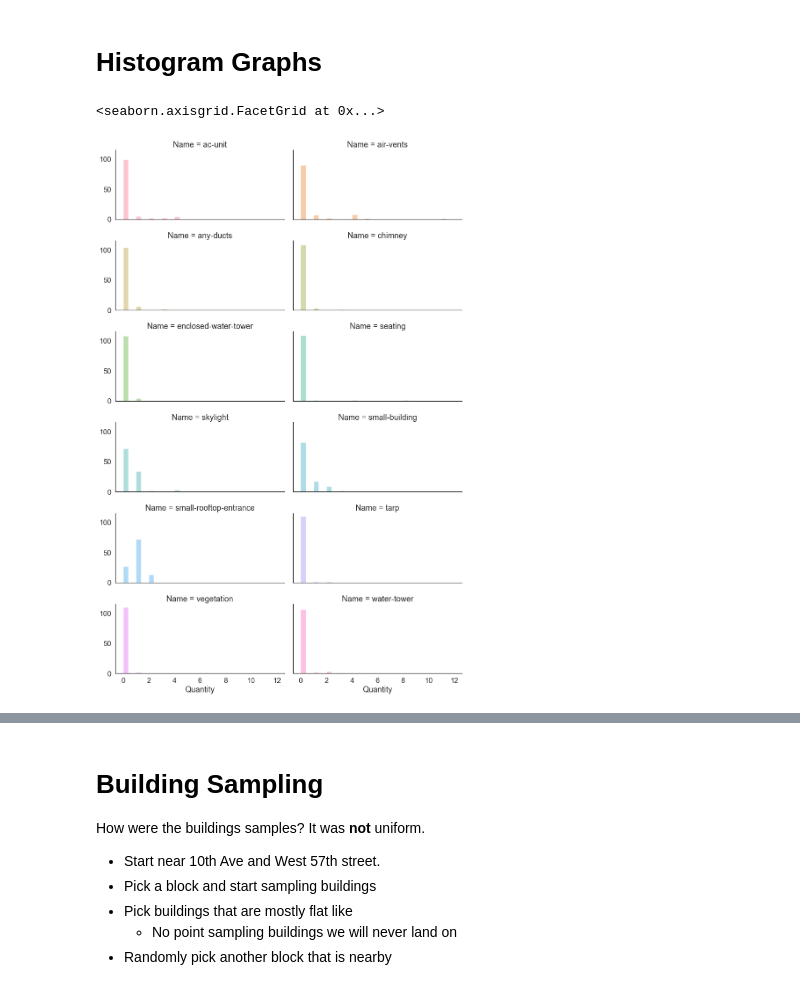
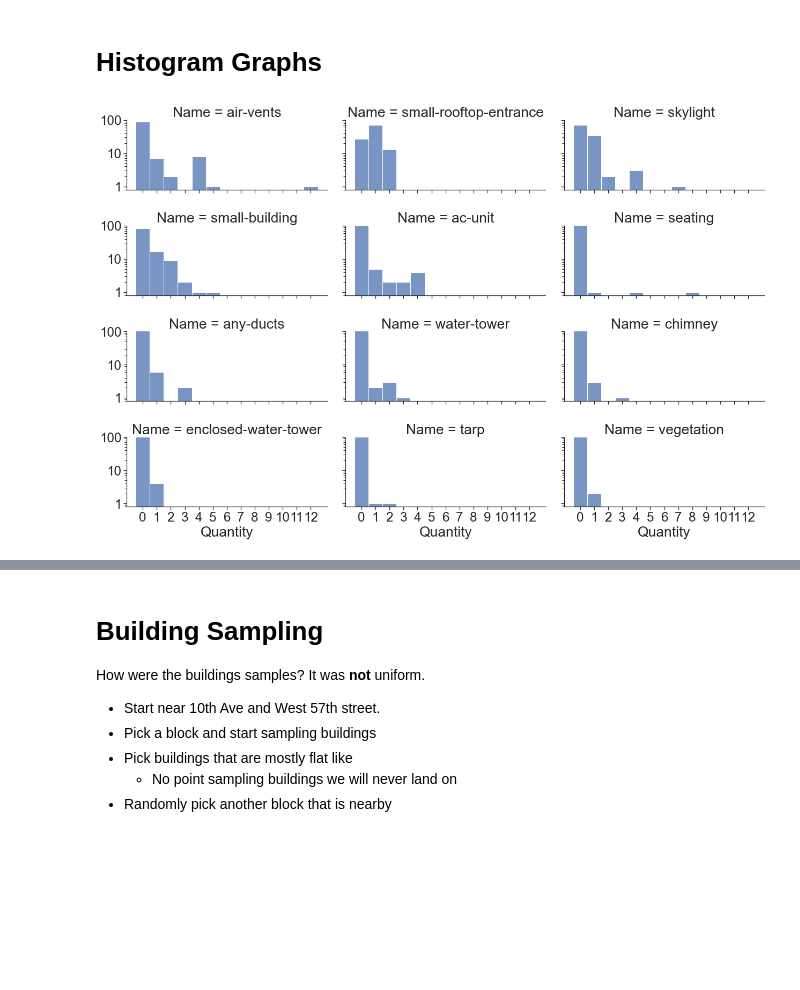
Before and after one commit to JeremyBYU/UnrealRooftopLanding, a Jupyter notebook: notebooks/RooftopAnalysis-3.ipynb, the cells around one changed output, grey strips where cells are left out. Cells and saved outputs as stored; diff of their text form; code cells hidden in the pictures; blank space fills up the shorter version.

```diff
--- a/notebooks/RooftopAnalysis-3.ipynb
+++ b/notebooks/RooftopAnalysis-3.ipynb
@@ -21,6 +23,7 @@ Surface details contains a list of named items on a rooftop. Their corresponsdin
 df_b = pd.read_csv("../assets/data/manhattan/buildings.csv", converters={'gps': lambda x: [float(coord) for coord in x.split(',')],
                                                      'quantity': lambda x: [int(quantity) for quantity in x.split(',')],
                                                      'surface details': lambda x: list(reversed(x.split(',')))})
+df_b[['lat','lon']] = pd.DataFrame(df_b.gps.tolist(), index= df_b.index)
 print("Buildings")
 display(df_b.head())
 print("Rooftop Items Count")
@@ -115,3 +139,6 @@ df_vec.describe()
 | 50% | 0.000000 | 0.000000 | 0.000000 | 0.000000 | 0.000000 | 0.000000 | 0.000000 | 0.000000 | ... |
 | 75% | 0.000000 | 0.000000 | 0.000000 | 0.000000 | 0.000000 | 0.000000 | 1.000000 | 1.000000 | ... |
 | max | 4.000000 | 28.000000 | 3.000000 | 3.000000 | 1.000000 | 8.000000 | 7.000000 | 5.000000 | ... |
+# %%
+asset_order = list(df_vec.mean().sort_values(ascending=False).index)
+df_vec.mean().round(2).sort_values(ascending=False)
@@ -150,15 +175,28 @@ dtype: float64
 # %% [markdown]
 # Histogram Graphs
 # %%
-sns.set(style="white", font_scale=1.5, rc={"axes.facecolor": (0, 0, 0, 0)})
-
+sns.set(style="ticks", font_scale=2.2, rc={"axes.facecolor": (0, 0, 0, 0)})
 df = df_simp
 # Initialize the FacetGrid object
-g = sns.FacetGrid(df, col="Name",  aspect=2, hue="Name", col_wrap=2)
-hist_kws = {'width': .4, "range": [0,12]}
+g = sns.FacetGrid(df, col="Name",  aspect=2, col_wrap=3, col_order=asset_order)
+# hist_kws = {'width': .4, "range": [0.0,12]}
 kde_kws = {'clip': (-1.0, 12.0)}
 # Draw the densities in a few steps
-g.map(sns.distplot, "Quantity", kde=False, bins=12, hist_kws=hist_kws, kde_kws=kde_kws)
+# g.map(sns.distplot, "Quantity", kde=True, bins=12, hist_kws=hist_kws, kde_kws=kde_kws)
+g.map(sns.histplot, "Quantity", kde=False, bins=12, binwidth=1.0, binrange=[0.0,12], discrete=True)
+g.set(yscale='log')
+ticks = [1, 10, 100]
+labels = [i for i in ticks]
+xticks = range(13)
+xlabels = [i for i in xticks]
+g.set(yticks = ticks, yticklabels = labels, xticks=xticks, xticklabels=xlabels)
+g.set(ylim=(0.8, 100))
+g.savefig('../assets/imgs/hist.pdf')
+# g.fig.get_axes()[0].yaxis.set_minor_locator(mticker.LogLocator(base=10, subs='all'))
+# locmin = mticker.LogLocator(base=10, subs=np.arange(0.1,1,0.1),numticks=10)
+# g.fig.get_axes()[0].yaxis.set_minor_locator(locmin)
+# g.fig.get_axes()[0].yaxis.set_minor_formatter(mticker.NullFormatter())
+# # g.fig.get_axes()[0].yaxis.set_minor_formatter(mticker.NullFormatter())
+# g.fig.get_axes()[0].grid(True, which="Minor")
 # %% [output]
-<seaborn.axisgrid.FacetGrid at 0x...>
-[figure, old version]
+[figure, new version]
```
Also changed, not shown: parts of 14 cells of this notebook, 12 other files.
